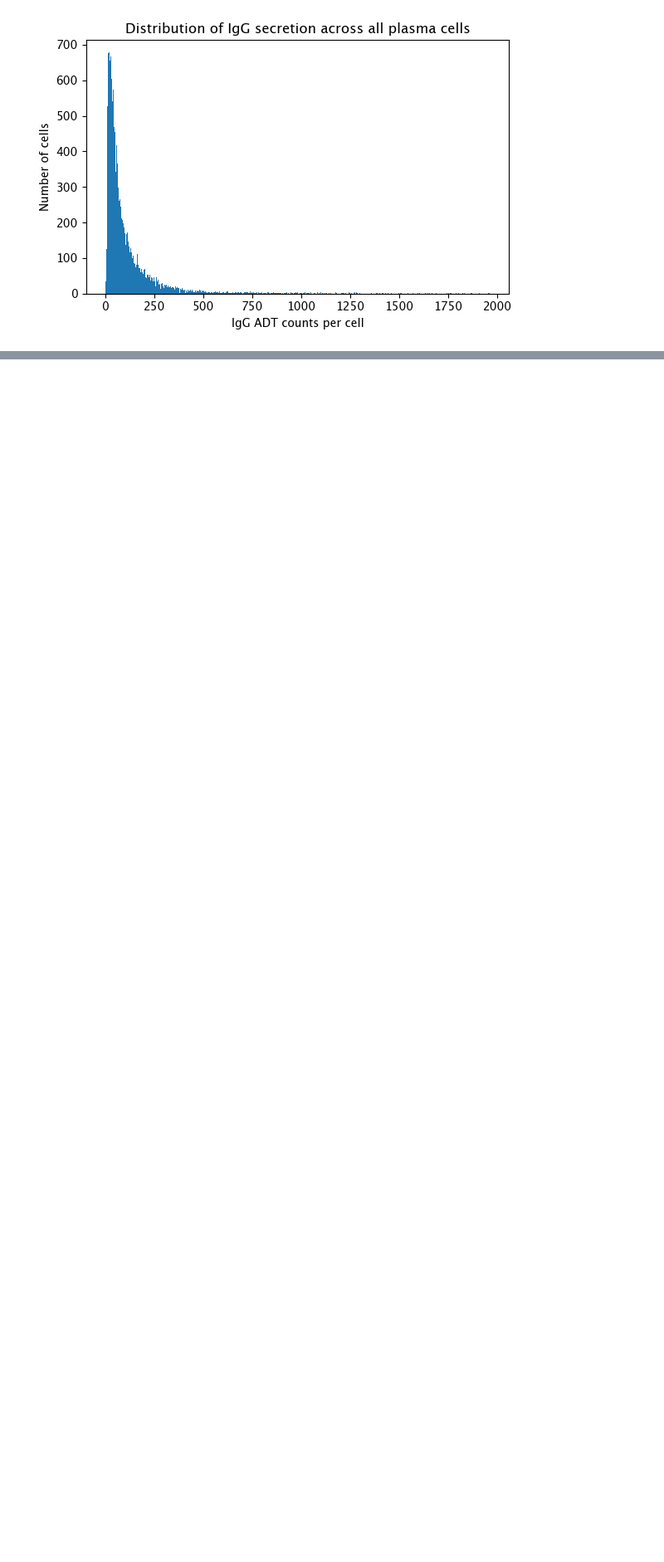
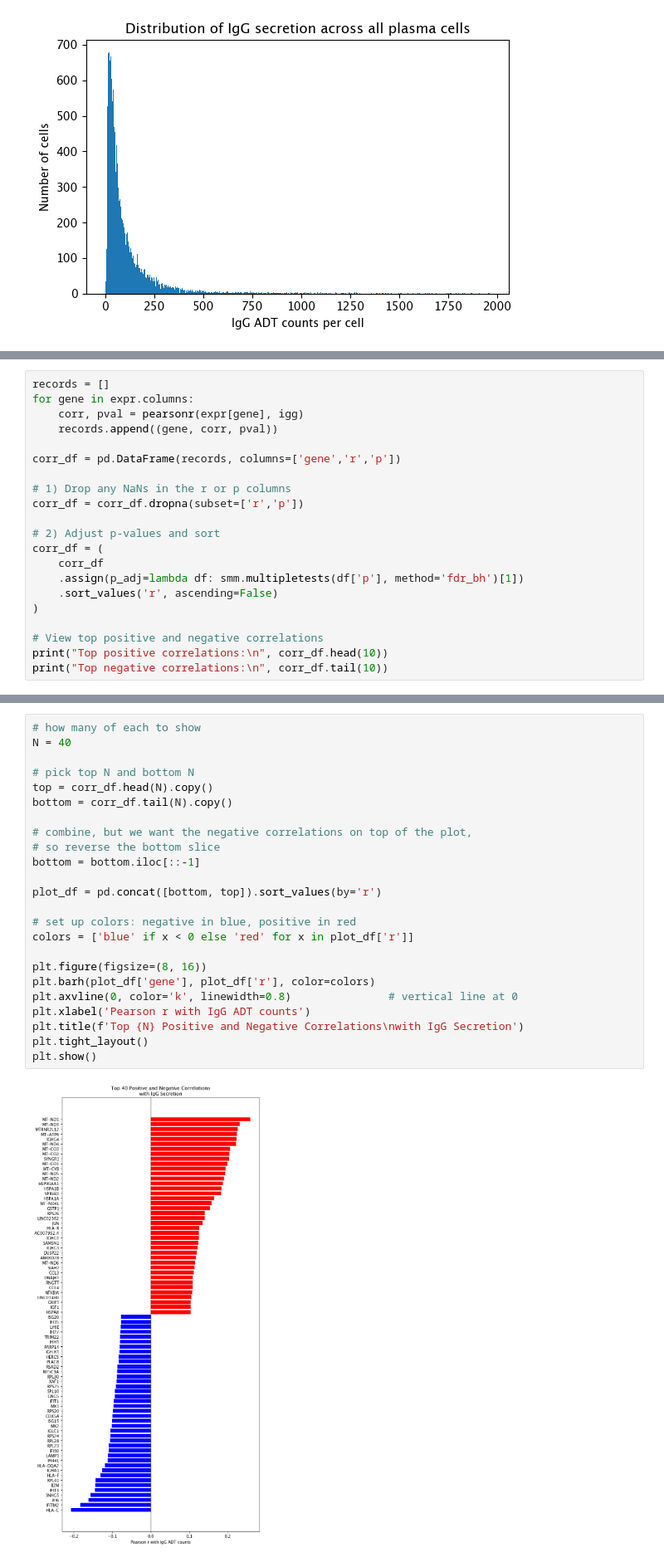
Before and after one commit to pablodig/secRecon-Secretory-Pathway-Reconstruction, a Jupyter notebook: 3 - Sec-seq Analysis/IgG_productivity.ipynb, the cells around one changed output, grey strips where cells are left out. Shown at 83% size. Drawn from its saved outputs; the diff is of its cells as text; blank space fills up the shorter version.

```diff
--- a/3 - Sec-seq Analysis/IgG_productivity.ipynb
+++ b/3 - Sec-seq Analysis/IgG_productivity.ipynb
@@ -185,0 +199,21 @@ plt.show()
+# %%
+records = []
+for gene in expr.columns:
+    corr, pval = pearsonr(expr[gene], igg)
+    records.append((gene, corr, pval))
+
+corr_df = pd.DataFrame(records, columns=['gene','r','p'])
+
+# 1) Drop any NaNs in the r or p columns
+corr_df = corr_df.dropna(subset=['r','p'])
+
+# 2) Adjust p-values and sort
+corr_df = (
+    corr_df
+    .assign(p_adj=lambda df: smm.multipletests(df['p'], method='fdr_bh')[1])
+    .sort_values('r', ascending=False)
+)
+
+# View top positive and negative correlations
+print("Top positive correlations:\n", corr_df.head(10))
+print("Top negative correlations:\n", corr_df.tail(10))
@@ -185,0 +243,26 @@ plt.show()
+# %%
+# how many of each to show
+N = 40
+
+# pick top N and bottom N
+top = corr_df.head(N).copy()
+bottom = corr_df.tail(N).copy()
+
+# combine, but we want the negative correlations on top of the plot,
+# so reverse the bottom slice
+bottom = bottom.iloc[::-1]
+
+plot_df = pd.concat([bottom, top]).sort_values(by='r')
+
+# set up colors: negative in blue, positive in red
+colors = ['blue' if x < 0 else 'red' for x in plot_df['r']]
+
+plt.figure(figsize=(8, 16))
+plt.barh(plot_df['gene'], plot_df['r'], color=colors)
+plt.axvline(0, color='k', linewidth=0.8)               # vertical line at 0
+plt.xlabel('Pearson r with IgG ADT counts')
+plt.title(f'Top {N} Positive and Negative Correlations\nwith IgG Secretion')
+plt.tight_layout()
+plt.show()
+# %% [output]
+[figure, added]
```
Also changed, not shown: parts of 11 cells of this notebook, 2 other files.
